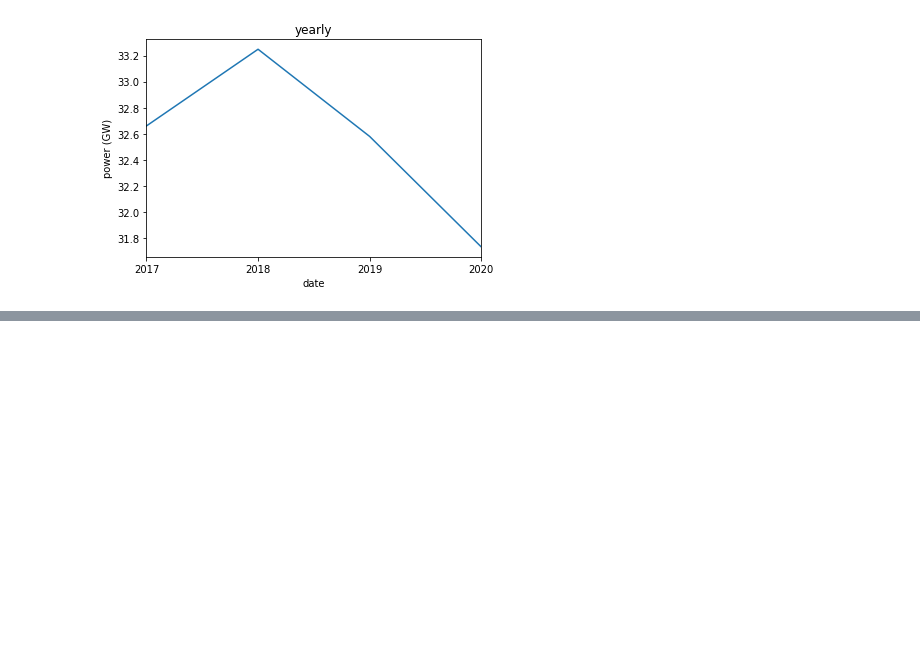
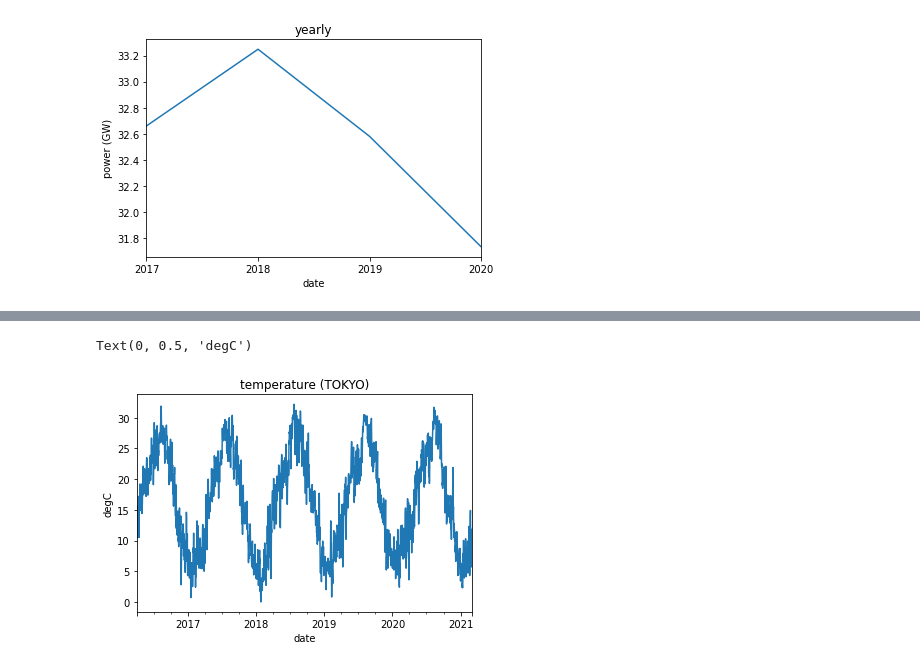
Before and after one commit to Rio114/practice, a Jupyter notebook: timeseries/elec/1.tables.ipynb, the cells around one changed output, grey strips where cells are left out. Cells and saved outputs as stored; diff of their text form; code cells hidden in the pictures; blank space fills up the shorter version.

```diff
--- a/timeseries/elec/1.tables.ipynb
+++ b/timeseries/elec/1.tables.ipynb
@@ -165,0 +189,6 @@ df_year = df_year.set_index('date')
+# %%
+# ref: https://www.data.jma.go.jp/gmd/risk/obsdl/index.php
+
+df = pd.read_csv(INPUT_DIR + 'temp.csv', header=3, encoding="shift-jis")
+df = df.rename(columns={"Unnamed: 0":"date", "Unnamed: 1":"temperature"})
+df.head()
@@ -165,0 +229,10 @@ df_year = df_year.set_index('date')
+# %%
+df = df.drop(df.columns[[2,3]], axis=1) # 品質情報や均質番号は一旦無視
+df['date'] = pd.to_datetime(df['date'])
+# %%
+plt.title('temperature (TOKYO)')
+df.set_index('date')['temperature'].plot()
+plt.ylabel('degC')
+# %% [output]
+Text(0, 0.5, 'degC')
+[figure, added]
```
Also changed, not shown: parts of 22 cells of this notebook, 10 other files.
